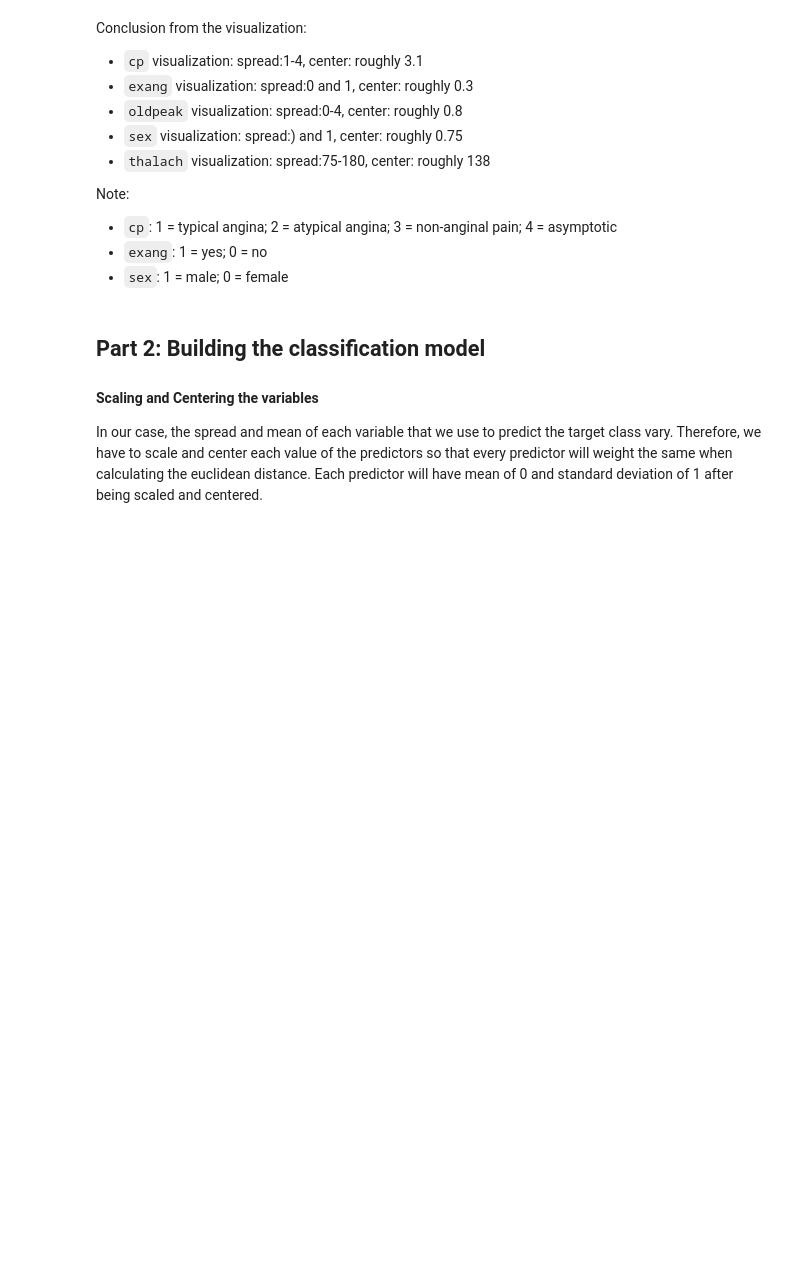
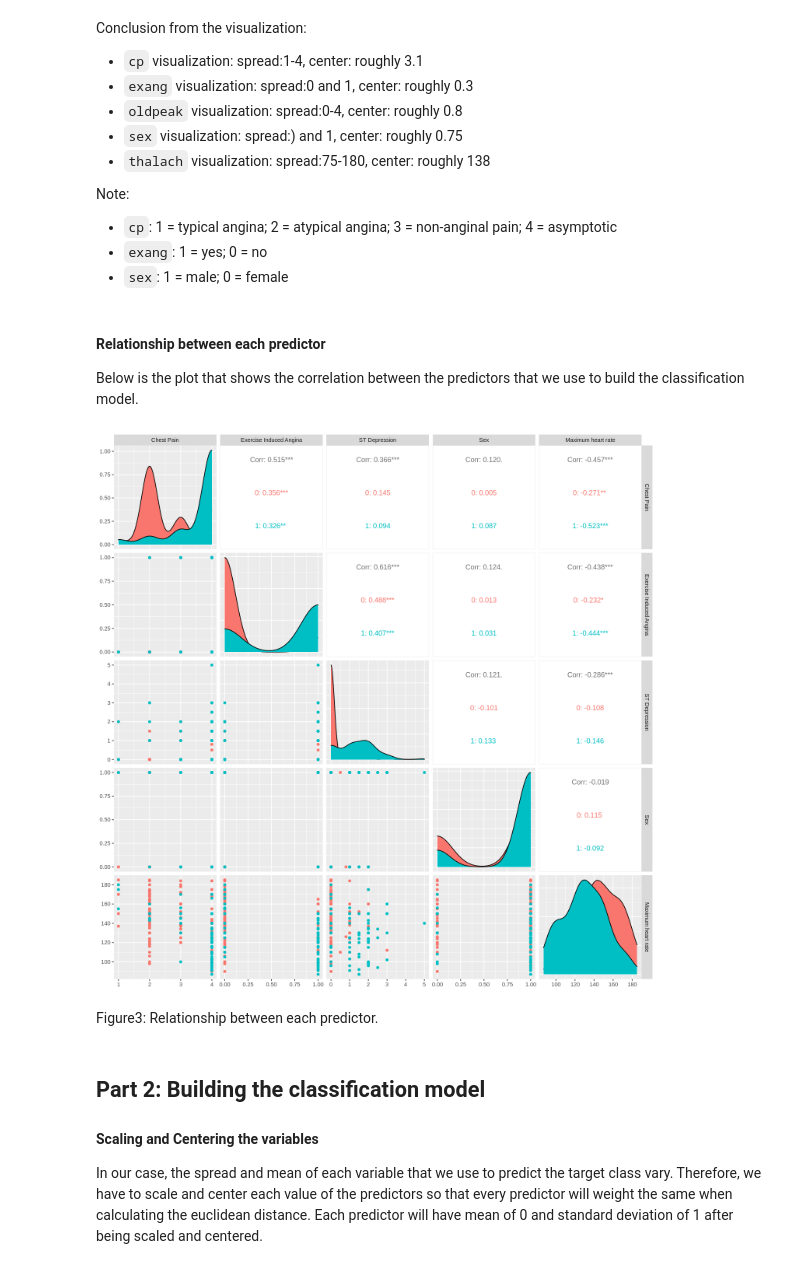
Before and after one commit to RichardAdhika22/heart_attack_prediction_knn, a Jupyter notebook: Group_project_report.ipynb, the cells around one changed output. Drawn from its saved outputs; the diff is of its cells as text; code cells hidden in the pictures; blank space fills up the shorter version.

```diff
--- a/Group_project_report.ipynb
+++ b/Group_project_report.ipynb
@@ -376,6 +376,32 @@ Note:
 - `cp`: 1 = typical angina; 2 = atypical angina; 3 = non-anginal pain; 4 = asymptotic
 - `exang`: 1 = yes; 0 = no
 - `sex`: 1 = male; 0 = female
+# %% [markdown]
+#### Relationship between each predictor
+
+Below is the plot that shows the correlation between the predictors that we use to build the classification model.
+# %%
+options(repr.plot.width=12, repr.plot.height=12)
+
+predictors_relationship = heart_attack_selected |>
+    ggpairs(columns = c("cp",
+                        "exang",
+                        "oldpeak",
+                        "sex",
+                        "thalach"),
+            ggplot2::aes(colour=num),
+            columnLabels = c("Chest Pain",
+                             "Exercise Induced Angina",
+                             "ST Depression",
+                             "Sex",
+                             "Maximum heart rate")
+           )
+
+predictors_relationship
+# %% [output]
+[figure, added]
+# %% [markdown]
+Figure3: Relationship between each predictor.
 # %% [markdown]
 ## Part 2: Building the classification model
 
```
Also changed, not shown: parts of 3 cells of this notebook.
